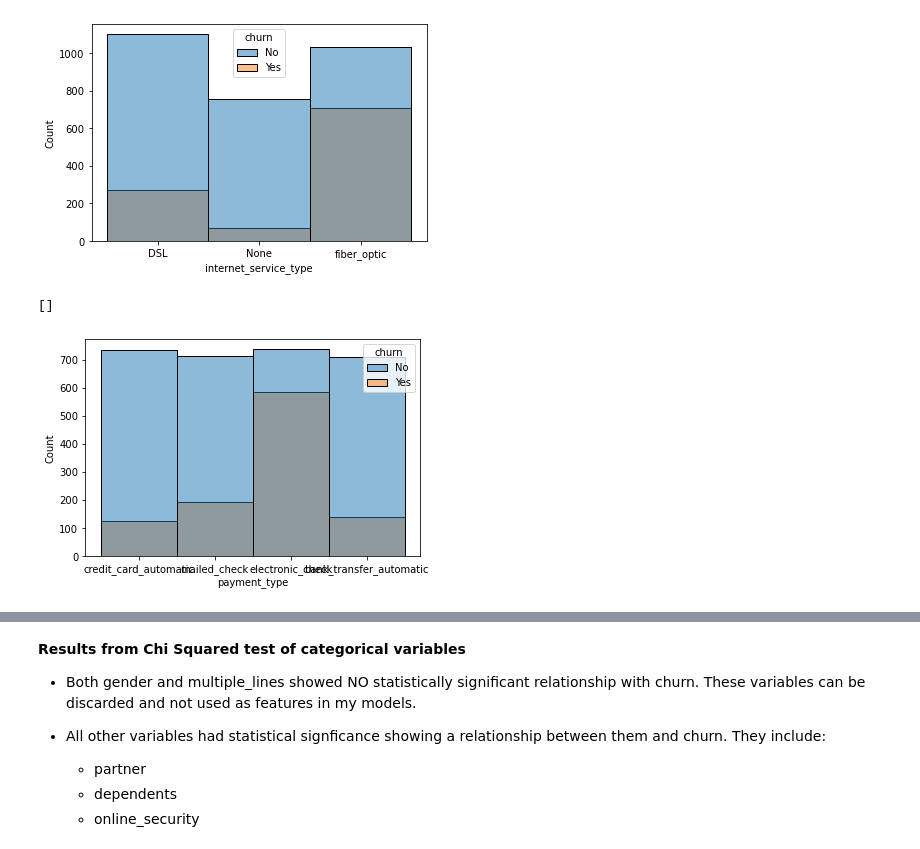
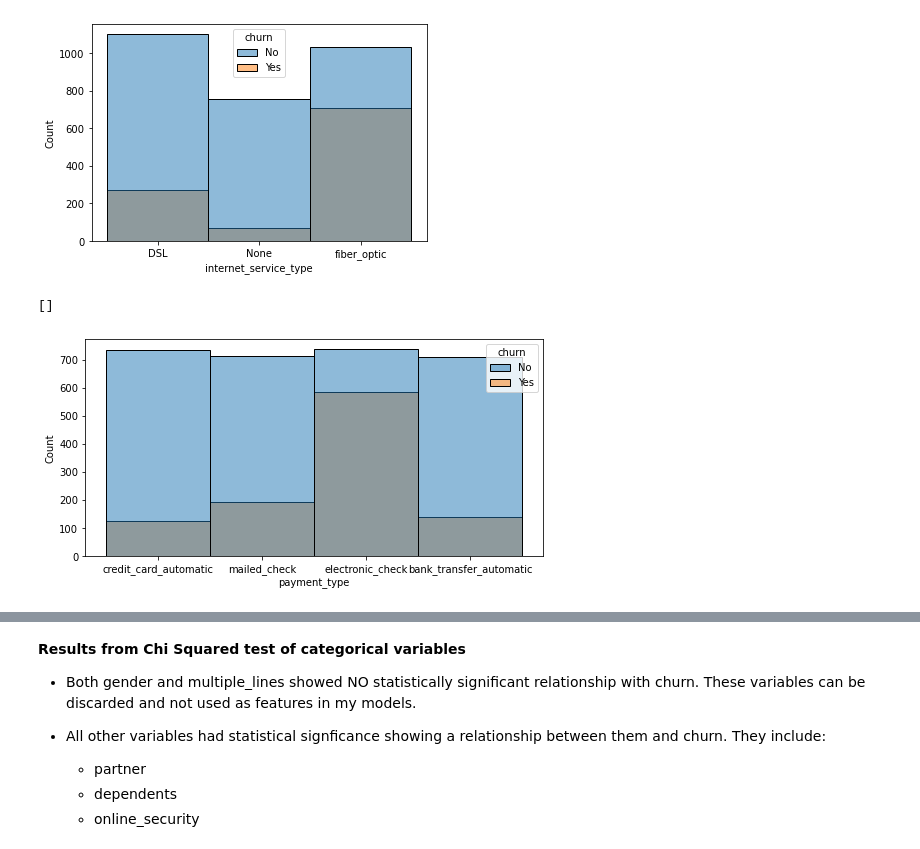
Before and after one commit to AndrewRachuig/telco_classification_project, a Jupyter notebook: final_report_telco_churn.ipynb, the cells around one changed output, grey strips where cells are left out. Saved outputs shown, nothing was run; the diff lists cells and outputs as text; code cells hidden in the pictures.

```diff
--- a/final_report_telco_churn.ipynb
+++ b/final_report_telco_churn.ipynb
@@ -401,8 +362,9 @@ plt.plot()
 []
 [figure]
 # %%
+plt.figure(figsize=(8.2,4))
 sns.histplot(data = explore_cat, x = 'payment_type', hue = 'churn')
 plt.plot()
 # %% [output]
 []
-[figure, old version]
+[figure, new version]
```
Also changed, not shown: parts of 40 cells of this notebook.
